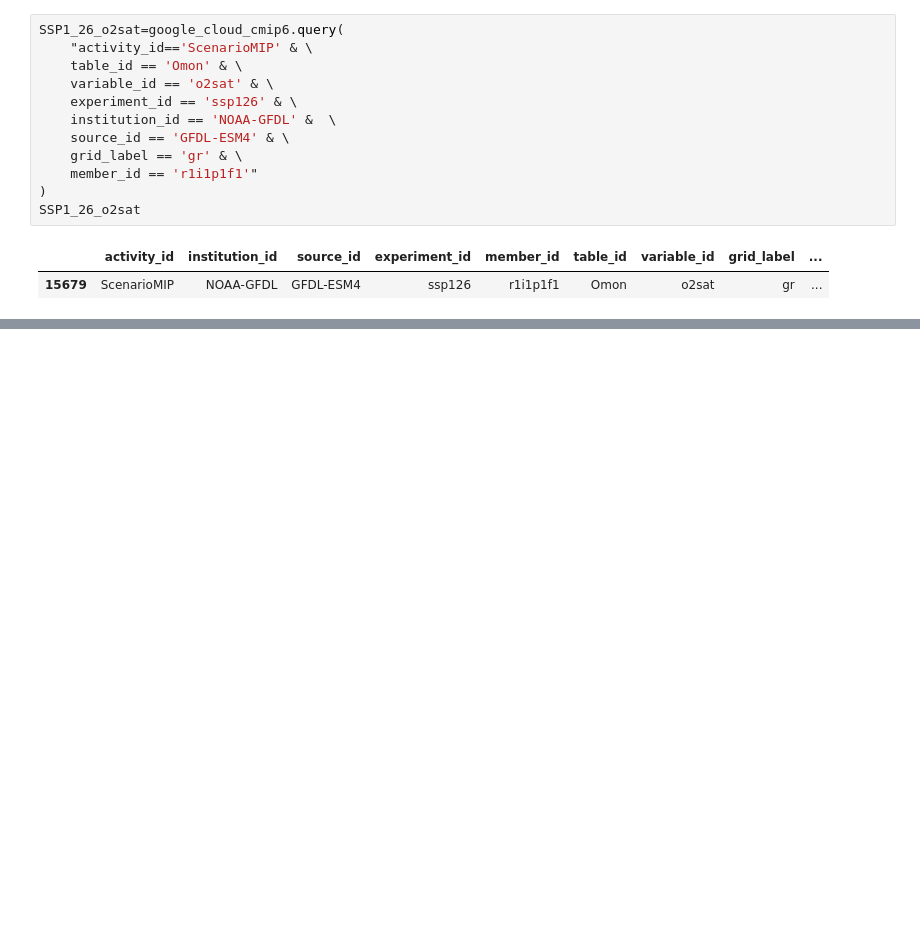
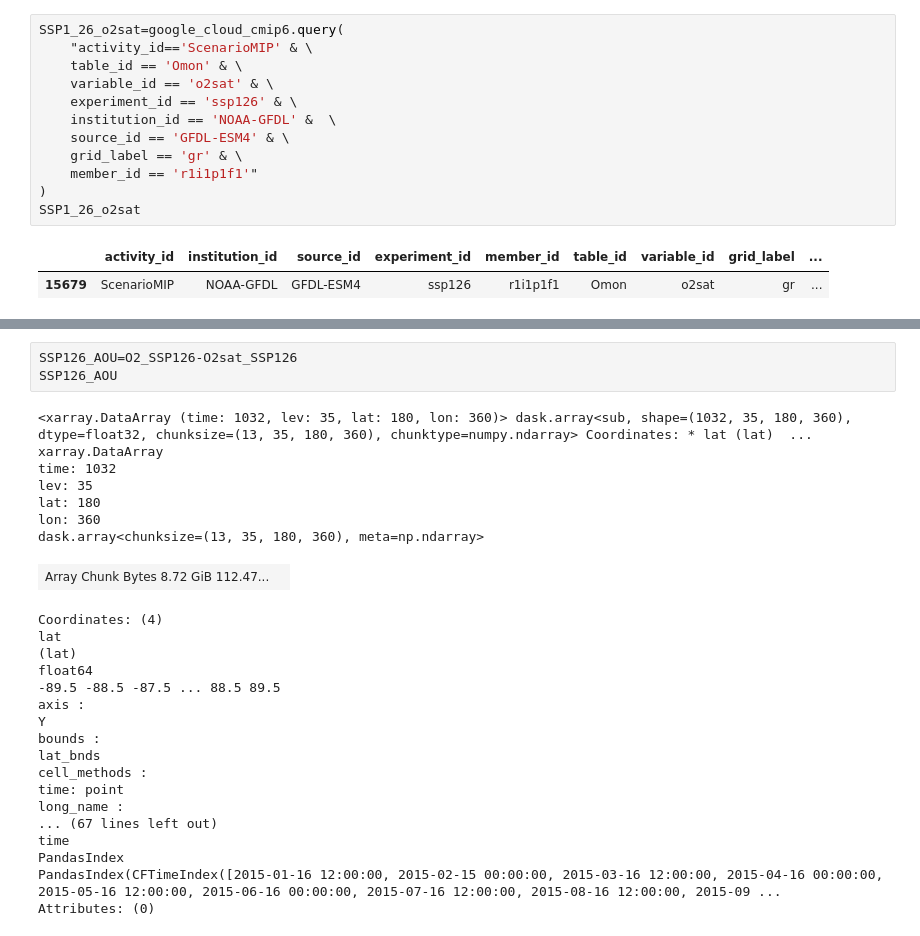
Before and after one commit to EES-3506-5506/final_holtzman, a Jupyter notebook: notebooks/Datasets.ipynb, the cells around one changed output, grey strips where cells are left out. Drawn from its saved outputs; the diff is of its cells as text; blank space fills up the shorter version.

```diff
--- a/notebooks/Datasets.ipynb
+++ b/notebooks/Datasets.ipynb
@@ -105,0 +118,29 @@ SSP5_85_o2sat
+# %%
+SSP126_AOU=O2_SSP126-O2sat_SSP126
+SSP126_AOU
+# %% [output]
+<xarray.DataArray (time: 1032, lev: 35, lat: 180, lon: 360)> dask.array<sub, shape=(1032, 35, 180, 360), dtype=float32, chunksize=(13, 35, 180, 360), chunktype=numpy.ndarray> Coordinates: * lat (lat)  ...
+xarray.DataArray
+time: 1032
+lev: 35
+lat: 180
+lon: 360
+dask.array<chunksize=(13, 35, 180, 360), meta=np.ndarray>
+| Array Chunk Bytes 8.72 GiB 112.47... |  |
+Coordinates: (4)
+lat
+(lat)
+float64
+-89.5 -88.5 -87.5 ... 88.5 89.5
+axis :
+Y
+bounds :
+lat_bnds
+cell_methods :
+time: point
+long_name :
+... (67 lines left out)
+time
+PandasIndex
+PandasIndex(CFTimeIndex([2015-01-16 12:00:00, 2015-02-15 00:00:00, 2015-03-16 12:00:00, 2015-04-16 00:00:00, 2015-05-16 12:00:00, 2015-06-16 00:00:00, 2015-07-16 12:00:00, 2015-08-16 12:00:00, 2015-09 ...
+Attributes: (0)
```
Also changed, not shown: parts of 9 cells of this notebook, 1 other file.
